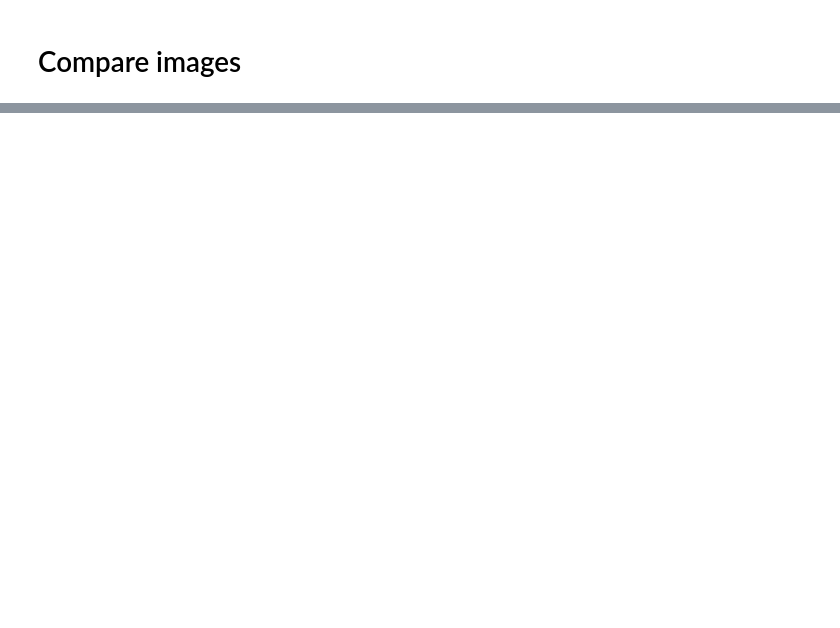
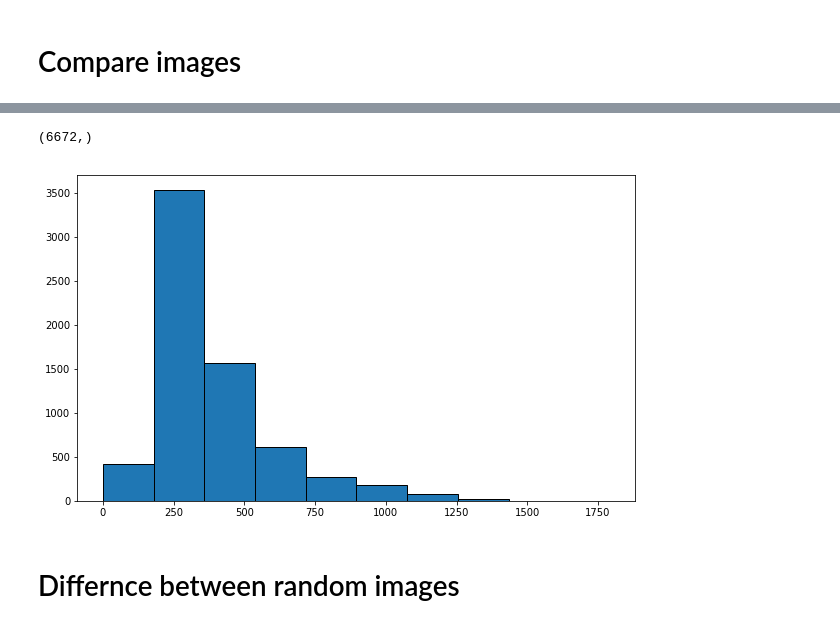
Before and after one commit to vwegmayr/brain-aging, a Jupyter notebook: notebooks/analyze_brain_images.ipynb, the cells around one changed output, grey strips where cells are left out. Drawn from its saved outputs; the diff is of its cells as text; code cells hidden in the pictures; blank space fills up the shorter version.

```diff
--- a/notebooks/analyze_brain_images.ipynb
+++ b/notebooks/analyze_brain_images.ipynb
@@ -36,3 +37,22 @@ plt.imshow(data[50])
 file_path = "../data/raw/csv/adni_aibl__ad_hc.csv"
 df = pd.read_csv(file_path)
 records = df.to_dict('records')
+# %%
+# Compute per age difference
+diffs = []
+for i, r in enumerate(records):
+    if i == 0:
+        continue
+
+    if i % 1000 == 0:
+        print(i)
+
+    last = records[i - 1]
+    if (r['patient_label'] == last['patient_label'] and (r['age'] == last['age'])):
+        # Load images
+        label1 = last['image_label'] + "_normalized.nii.gz"
+        label2 = r['image_label'] + "_normalized.nii.gz"
+        im1 = nib.load(os.path.join(images_folder, label1)).get_data()
+        im2 = nib.load(os.path.join(images_folder, label2)).get_data()
+        diff = np.linalg.norm(im1 - im2)
+        diffs.append(diff)
@@ -38,0 +71,13 @@ records = df.to_dict('records')
+# %%
+diffs = np.array(diffs)
+diffs.shape
+# %% [output]
+(6672,)
+# %%
+plt.figure(figsize=(10,6))
+plt.hist(diffs, edgecolor="black")
+plt.savefig("same_patien_same_age_image_difference_hist.pdf")
+# %% [output]
+[figure, added]
+# %% [markdown]
+# Differnce between random images
```
Also changed, not shown: parts of 7 cells of this notebook.
